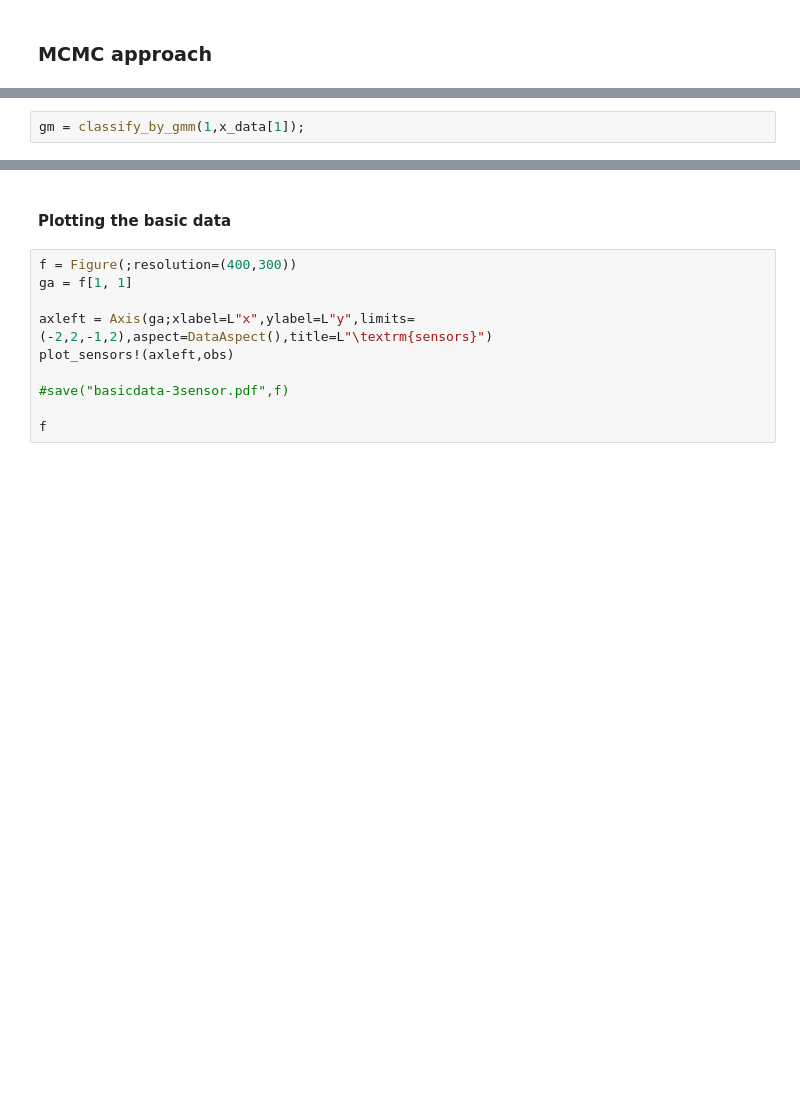
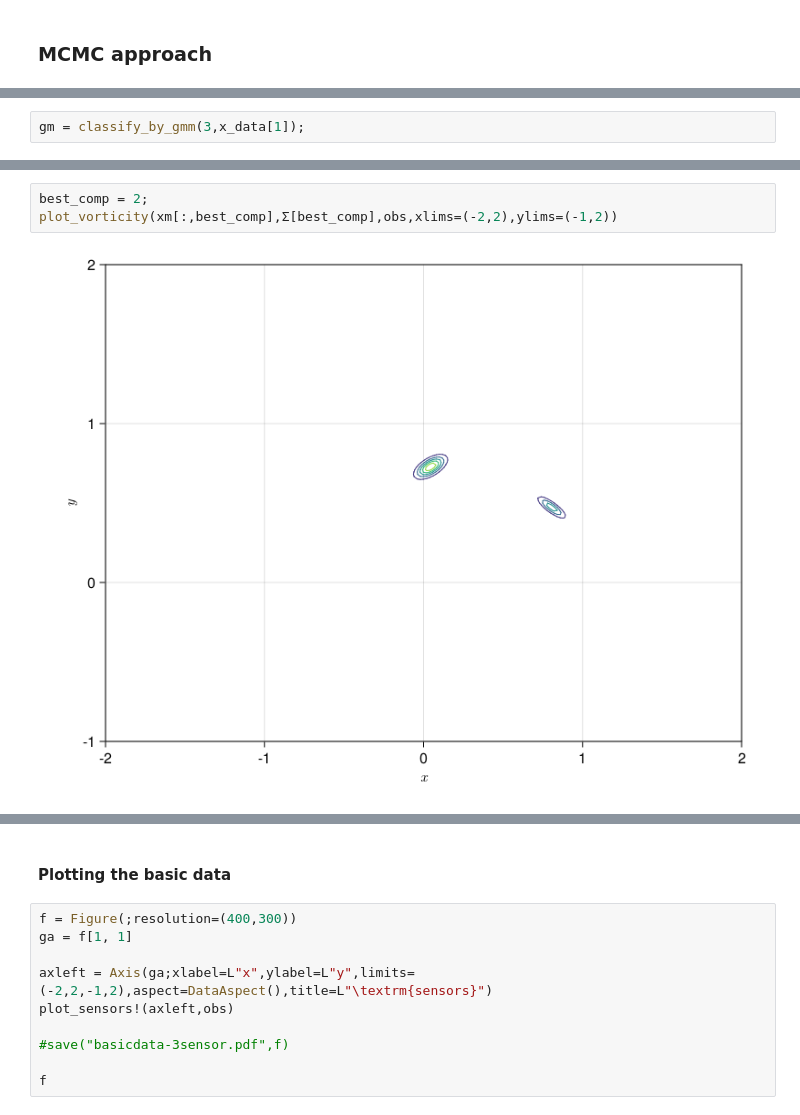
Before and after one commit to mleprovost/LowRankVortex.jl, a Jupyter notebook: stationary/MCMC-based inference of point vortices from pressure.ipynb, the cells around one changed output, grey strips where cells are left out. Cells and saved outputs as stored; diff of their text form; blank space fills up the shorter version.

```diff
--- a/stationary/MCMC-based inference of point vortices from pressure.ipynb
+++ b/stationary/MCMC-based inference of point vortices from pressure.ipynb
@@ -329,2 +234,2 @@ data_histogram(x_data[1][1,:],xlims=(-2,-1))
 # %%
-gm = classify_by_gmm(1,x_data[1]);
+gm = classify_by_gmm(3,x_data[1]);
@@ -368,0 +265,5 @@ f
+# %%
+best_comp = 2;
+plot_vorticity(xm[:,best_comp],Σ[best_comp],obs,xlims=(-2,2),ylims=(-1,2))
+# %% [output]
+[figure, added]
```
Also changed, not shown: parts of 46 cells of this notebook, 2 other files.
